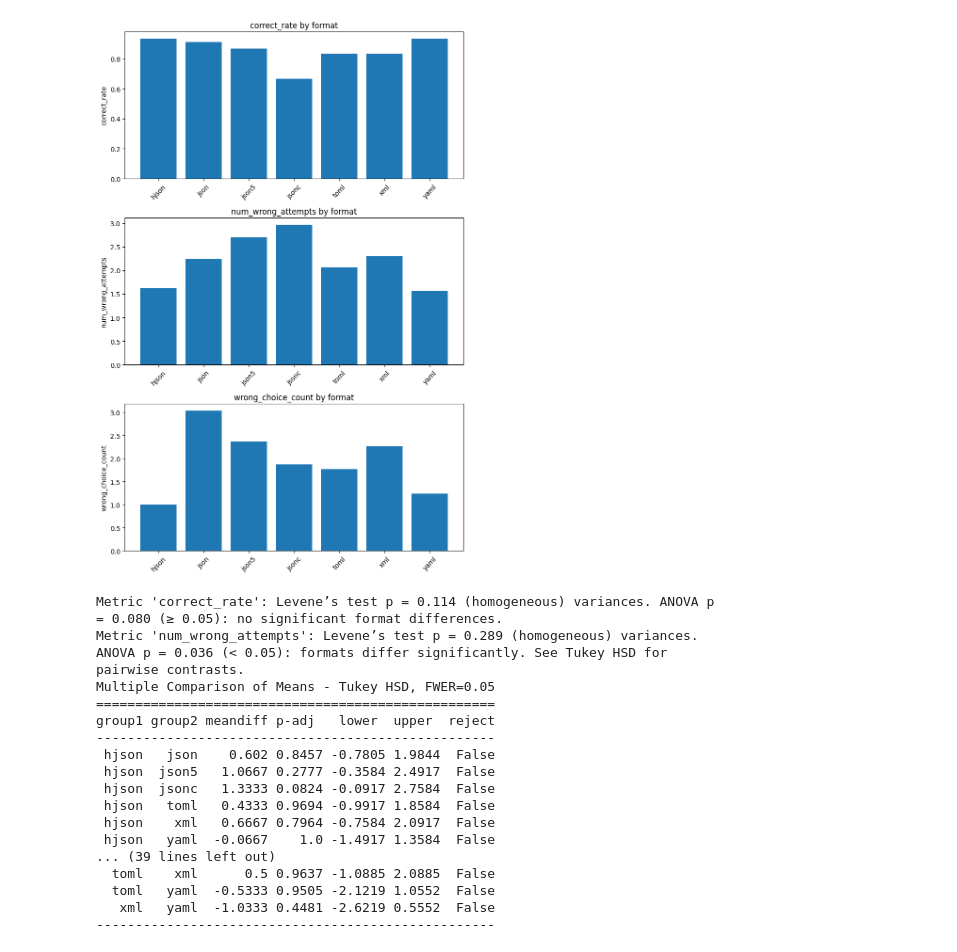
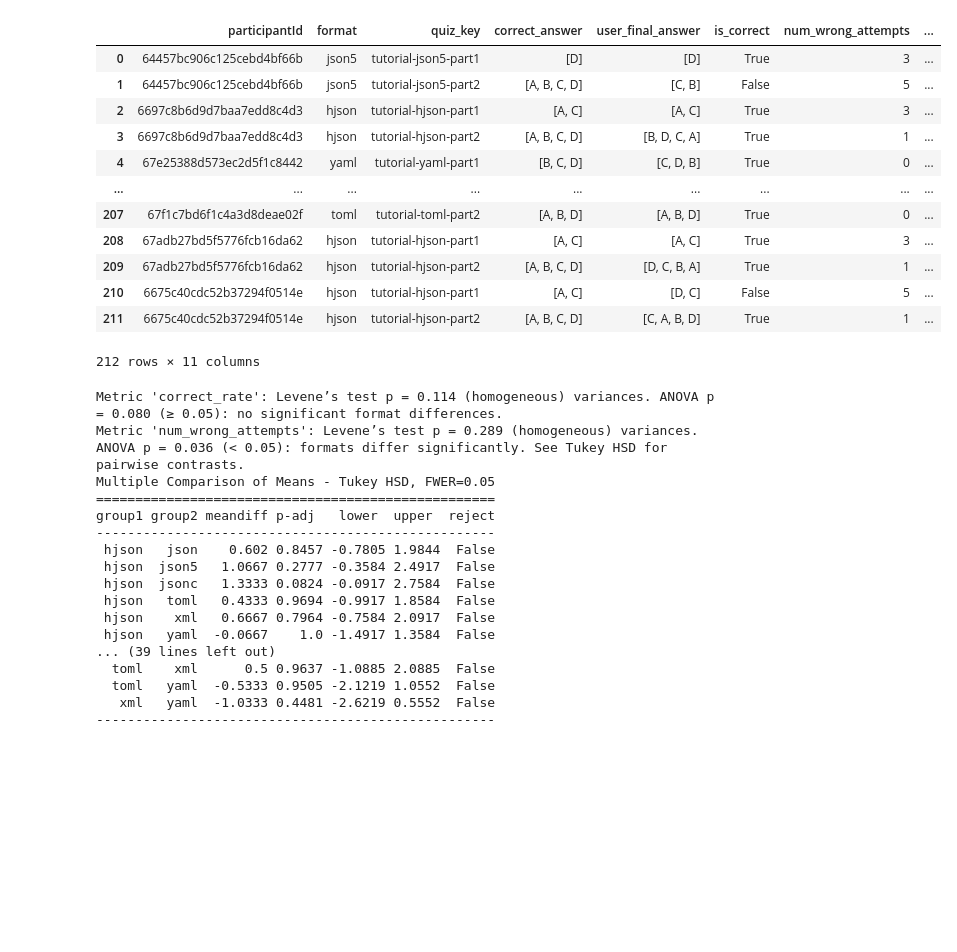
Before and after one commit to shiyihe-neko/usability_analysis, a Jupyter notebook: quiz_analysis.ipynb, the cells around one changed output. Saved outputs shown, nothing was run; the diff lists cells and outputs as text; code cells hidden in the pictures; blank space fills up the shorter version.

```diff
--- a/quiz_analysis.ipynb
+++ b/quiz_analysis.ipynb
@@ -8,26 +8,38 @@ all_data = load_quiz_data(folder, ignore_completed=True)
 # %%
 from quiz_evaluator import (
     evaluate_quiz_answers_from_tutorial,
     plot_quiz_metrics_by_group,
     test_quiz_metrics,
     process_quiz_metrics_per_participant
 )
 
 df_quiz = evaluate_quiz_answers_from_tutorial(all_data)
-
-fig = plot_quiz_metrics_by_group(
-    df_quiz,
-    group_by='format',
-    metrics=[
-      'correct_rate',
-      'num_wrong_attempts',
-      'wrong_choice_count'
-    ],
-    format_list=['json', 'xml', 'hjson', 'yaml','jsonc', 'json5', 'toml']
-)
-fig.show()
+df_quiz
+# fig = plot_quiz_metrics_by_group(
+#     df_quiz,
+#     group_by='format',
+#     metrics=[
+#       'correct_rate',
+#       'num_wrong_attempts',
+#       'wrong_choice_count'
+#     ],
+#     format_list=['json', 'xml', 'hjson', 'yaml','jsonc', 'json5', 'toml']
+# )
+# fig.show()
 # %% [output]
-[figure, removed]
+|  | participantId | format | quiz_key | correct_answer | user_final_answer | is_correct | num_wrong_attempts | ... |
+| 0 | 64457bc906c125cebd4bf66b | json5 | tutorial-json5-part1 | [D] | [D] | True | 3 | ... |
+| 1 | 64457bc906c125cebd4bf66b | json5 | tutorial-json5-part2 | [A, B, C, D] | [C, B] | False | 5 | ... |
+| 2 | 6697c8b6d9d7baa7edd8c4d3 | hjson | tutorial-hjson-part1 | [A, C] | [A, C] | True | 3 | ... |
+| 3 | 6697c8b6d9d7baa7edd8c4d3 | hjson | tutorial-hjson-part2 | [A, B, C, D] | [B, D, C, A] | True | 1 | ... |
+| 4 | 67e25388d573ec2d5f1c8442 | yaml | tutorial-yaml-part1 | [B, C, D] | [C, D, B] | True | 0 | ... |
+| ... | ... | ... | ... | ... | ... | ... | ... | ... |
+| 207 | 67f1c7bd6f1c4a3d8deae02f | toml | tutorial-toml-part2 | [A, B, D] | [A, B, D] | True | 0 | ... |
+| 208 | 67adb27bd5f5776fcb16da62 | hjson | tutorial-hjson-part1 | [A, C] | [A, C] | True | 3 | ... |
+| 209 | 67adb27bd5f5776fcb16da62 | hjson | tutorial-hjson-part2 | [A, B, C, D] | [D, C, B, A] | True | 1 | ... |
+| 210 | 6675c40cdc52b37294f0514e | hjson | tutorial-hjson-part1 | [A, C] | [D, C] | False | 5 | ... |
+| 211 | 6675c40cdc52b37294f0514e | hjson | tutorial-hjson-part2 | [A, B, C, D] | [C, A, B, D] | True | 1 | ... |
+212 rows × 11 columns
 # %%
 # 1) Preprocess to per‐participant summary
 df_part_summary, df_format_mean = process_quiz_metrics_per_participant(
```
Also changed, not shown: 7 other files.
